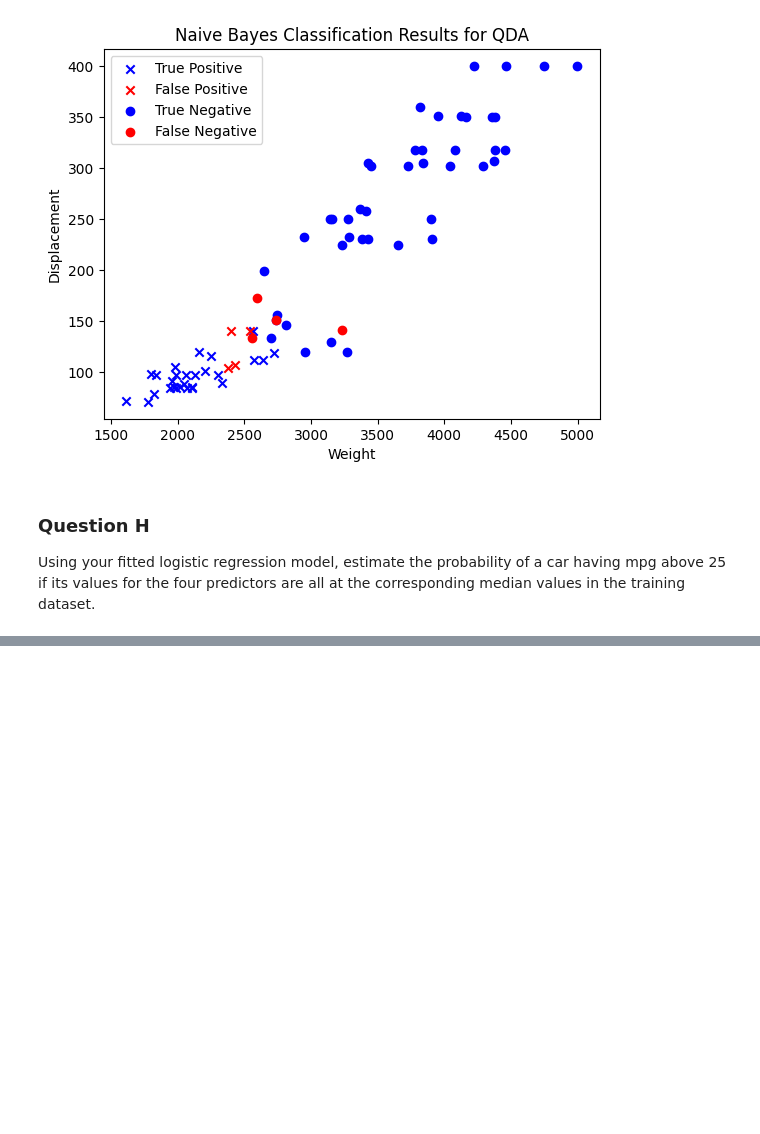
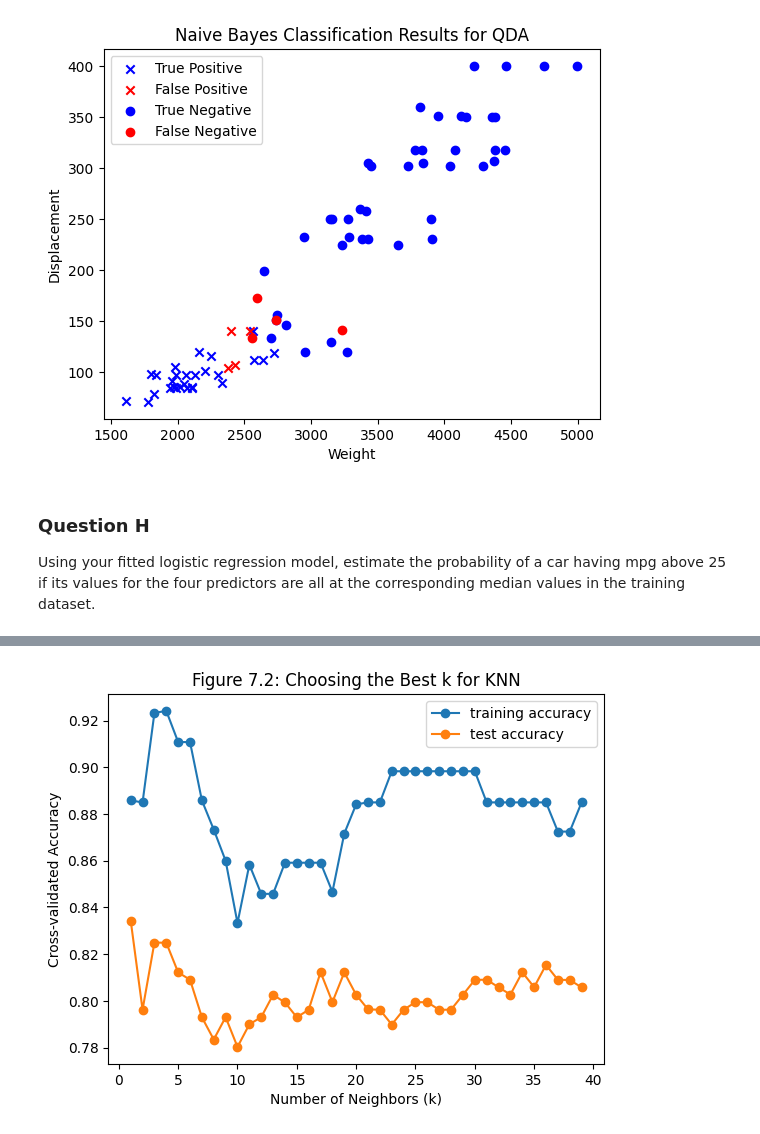
Before and after one commit to kennonstewart/stats_503, a Jupyter notebook: homework_4/homework_4.ipynb, the cells around one changed output, grey strips where cells are left out. Saved outputs shown, nothing was run; the diff lists cells and outputs as text; code cells hidden in the pictures; blank space fills up the shorter version.

```diff
--- a/homework_4/homework_4.ipynb
+++ b/homework_4/homework_4.ipynb
@@ -369,0 +442,25 @@ Using your fitted logistic regression model, estimate the probability of a car h
+# %%
+from sklearn.model_selection import cross_val_score
+
+# Test different values of k
+k_values = range(1, 40)
+train_scores = []
+test_scores = []
+
+for k in k_values:
+    knn = KNeighborsClassifier(n_neighbors=k)
+    train_score = cross_val_score(knn, X_train, y_train, cv=5).mean()  # 5-fold cross-validation
+    test_score = cross_val_score(knn, X_test, y_test, cv=5).mean()
+    train_scores.append(train_score)
+    test_scores.append(test_score)
+
+# Plot accuracy vs k
+plt.plot(k_values, train_scores, marker='o', label = "training accuracy")
+plt.plot(k_values, test_scores, marker='o', label = "test accuracy")
+plt.xlabel("Number of Neighbors (k)")
+plt.ylabel("Cross-validated Accuracy")
+plt.title("Figure 7.2: Choosing the Best k for KNN")
+plt.legend()
+plt.show()
+# %% [output]
+[figure, added]
```
Also changed, not shown: parts of 11 cells of this notebook.
